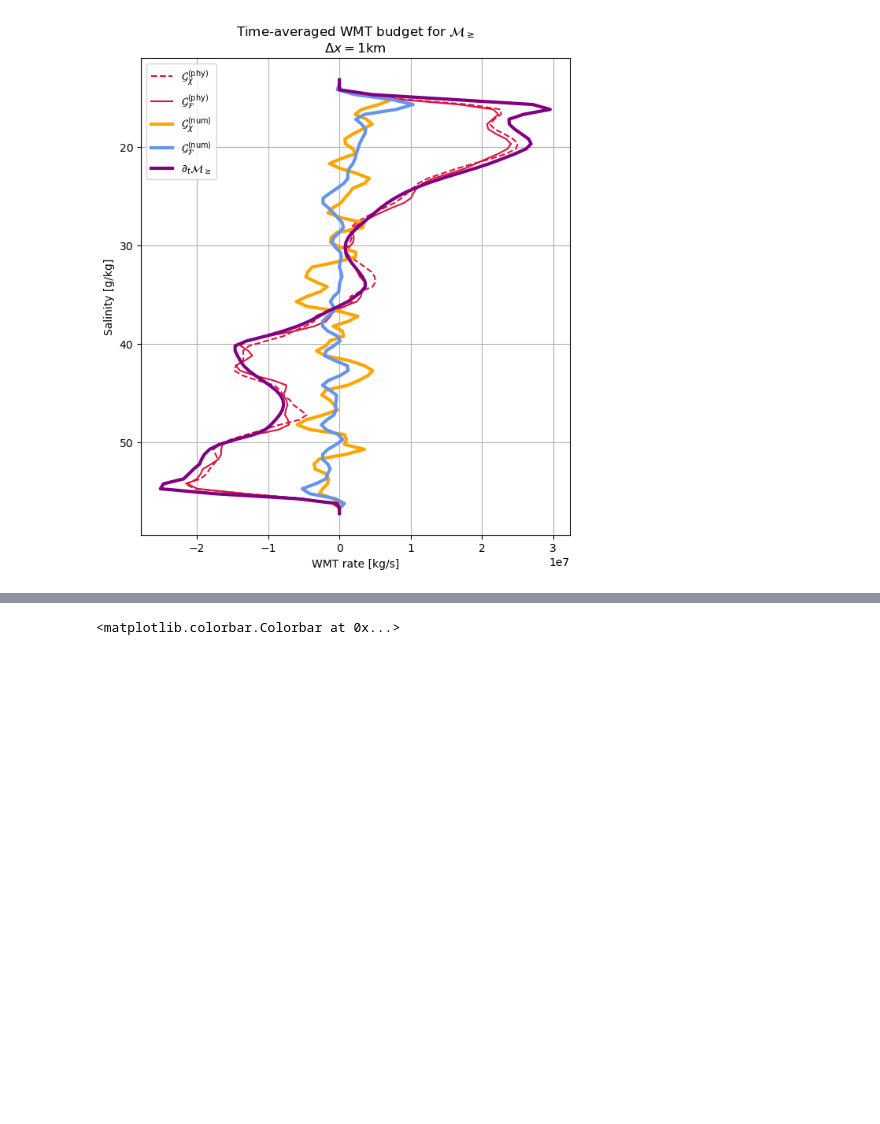
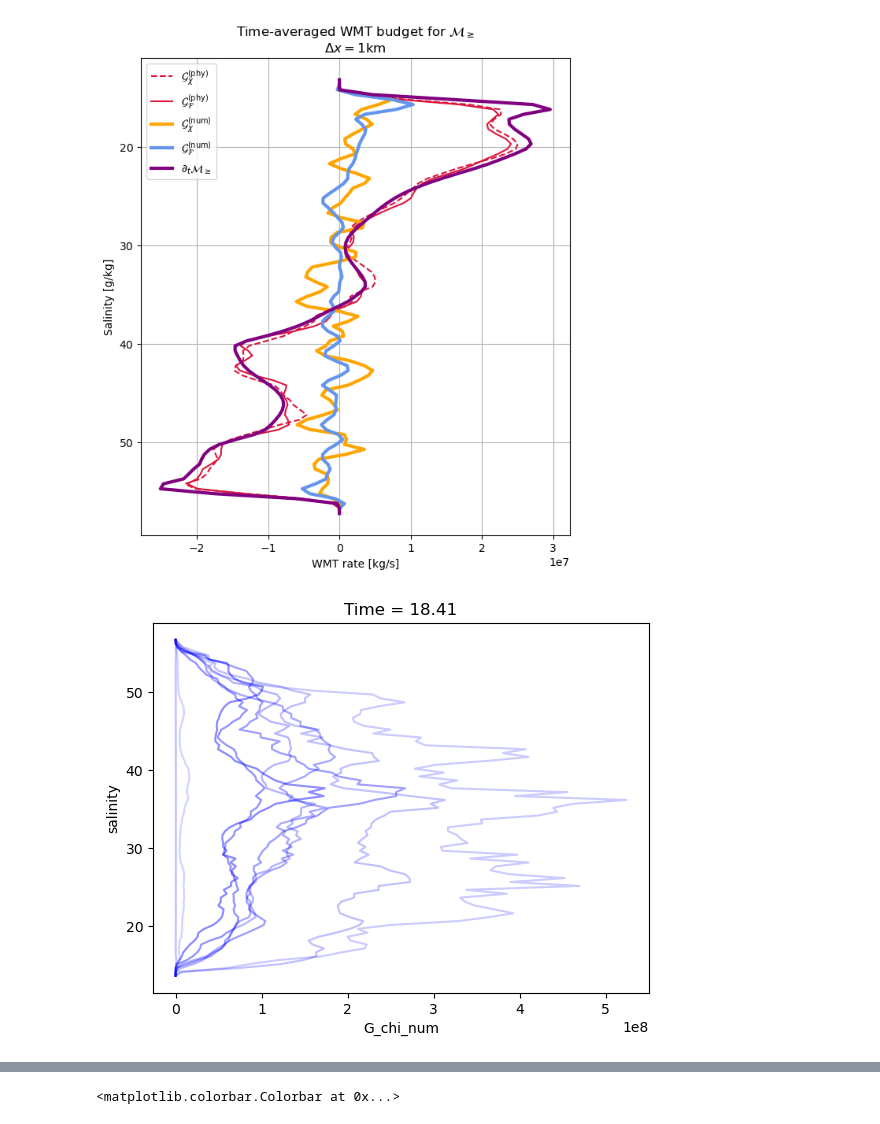
Before and after one commit to kailauyeda/WMT_DVD, a Jupyter notebook: bichan/analysis/spatial_smoothing.ipynb, the cells around one changed output, grey strips where cells are left out. Cells and saved outputs as stored; diff of their text form; code cells hidden in the pictures; blank space fills up the shorter version.

```diff
--- a/bichan/analysis/spatial_smoothing.ipynb
+++ b/bichan/analysis/spatial_smoothing.ipynb
@@ -909,3 +916,9 @@ ax.set_title(r'Time-averaged WMT budget for $\mathcal{M}_{\geq}$' + '\n' + r'$\D
 # %% [output]
 Text(0.5, 1.0, 'Time-averaged WMT budget for $\\mathcal{M}_{\\geq}$\n$\\Delta x = $1km')
 [figure]
+# %%
+for i in np.arange(0,240,20):
+    (np.abs(G_smoothed_chi_num.G_chi_num.isel(Time=i))).sum(dim=['nCells']).plot(y='salinity', alpha = 0.002 * i, color= 'blue')
+    plt.gca().invert_yaxis()
+# %% [output]
+[figure, added]
```
Also changed, not shown: parts of 7 cells of this notebook.
